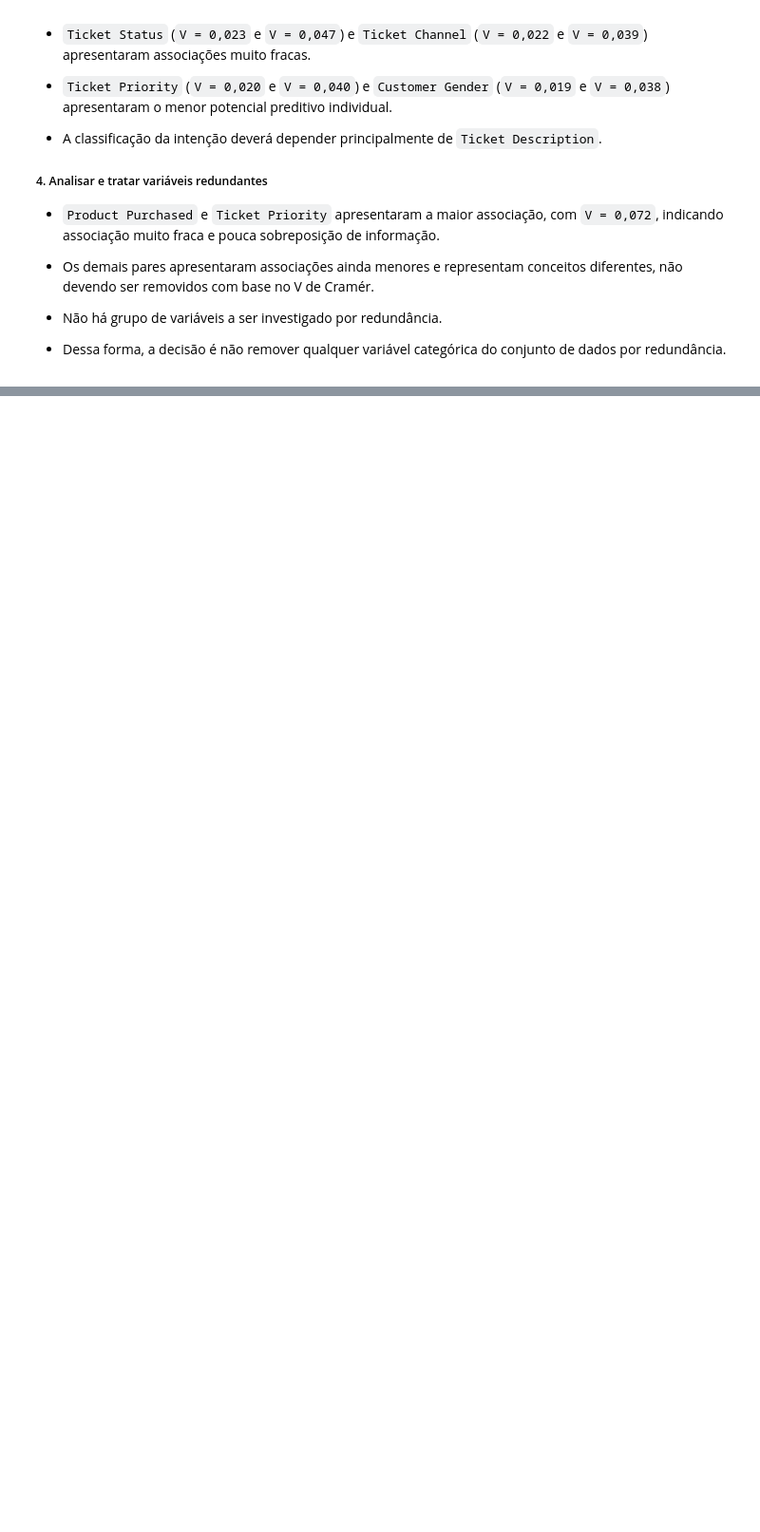
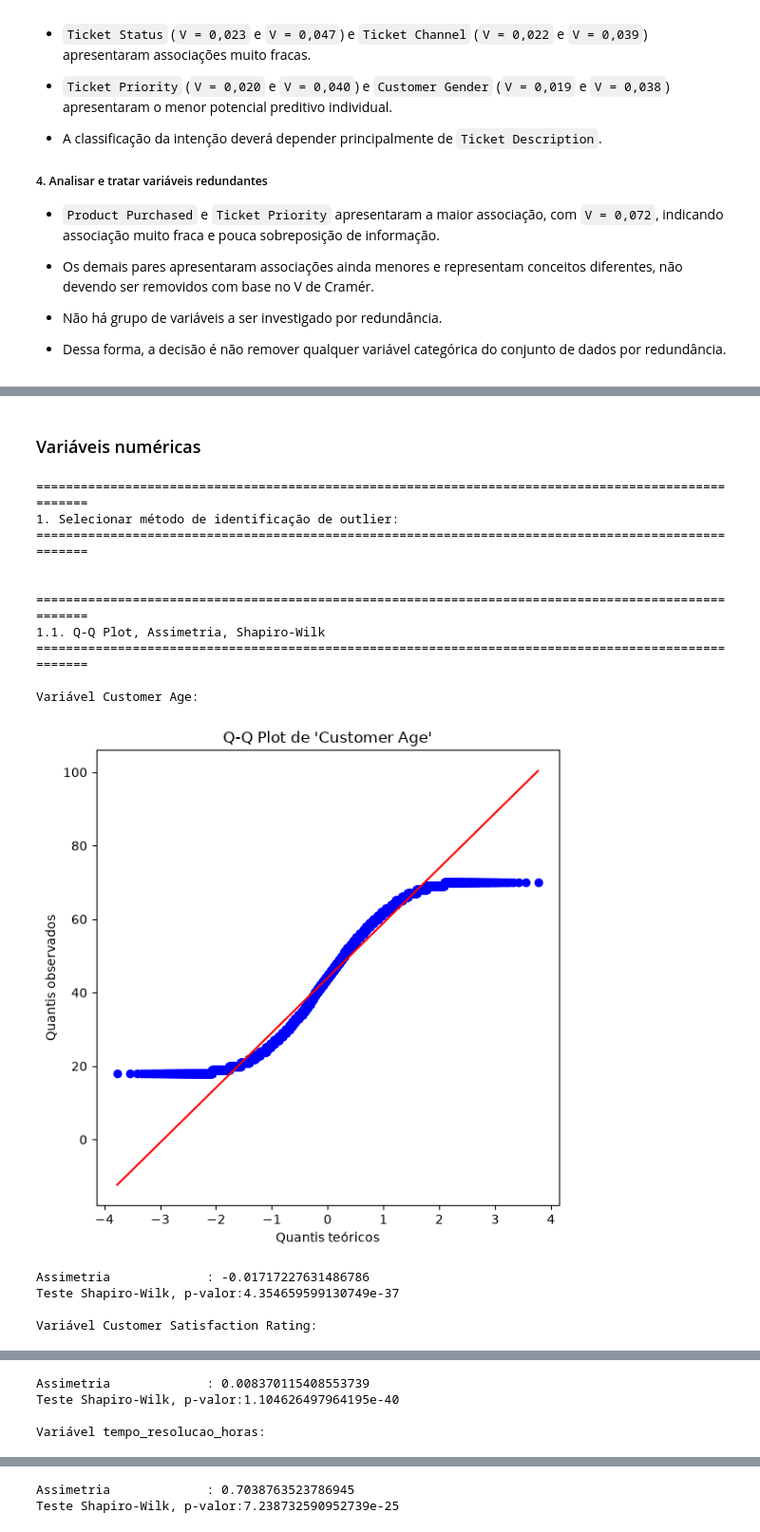
Before and after one commit to Phoenix7290/Caua-Guilherme-Gustavo-Marcos, a Jupyter notebook: eda/eda.ipynb, the cells around one changed output, grey strips where cells are left out. Shown at 95% size. Cells and saved outputs as stored; diff of their text form; code cells hidden in the pictures; blank space fills up the shorter version.

Commit message:
Outliers numérica

```diff
--- a/eda/eda.ipynb
+++ b/eda/eda.ipynb
@@ -1212,0 +1216,71 @@ Tabela de contingência:
+# %% [markdown]
+### Variáveis numéricas
+# %%
+colunas_numericas = [
+    "Customer Age",
+    "Customer Satisfaction Rating",
+    "tempo_resolucao_horas"
+]
+
+alpha = 0.05
+tamanho_maximo_shapiro = 5000
+
+variaveis_normais = []
+variaveis_nao_normais = []
+resultados_normalidade = {}
+
+print_formatado("1. Selecionar método de identificação de outlier:")
+
+print_formatado("1.1. Q-Q Plot, Assimetria, Shapiro-Wilk")
+for coluna in colunas_numericas:
+
+    print(f"\nVariável {coluna}:")
+    dados = df[coluna].dropna()
+    plt.figure(figsize=(6, 6))
+
+    stats.probplot(
+        dados,
+        dist="norm",
+        plot=plt
+    )
+
+    plt.title(f"Q-Q Plot de '{coluna}'")
+    plt.xlabel("Quantis teóricos")
+    plt.ylabel("Quantis observados")
+    plt.tight_layout()
+    plt.show()
+
+    assimetria = stats.skew(dados, bias=False, nan_policy="omit")
+    print(f"Assimetria             : {assimetria}")
+
+    # ---------------------------------------------------------
+    # Teste de Shapiro-Wilk
+    # ---------------------------------------------------------
+    # Para amostras grandes, são selecionadas no máximo
+    # 5.000 observações, pois o teste é muito sensível.
+    if len(dados) > tamanho_maximo_shapiro:
+        dados_teste = dados.sample(
+            n=tamanho_maximo_shapiro,
+            random_state=1
+        )
+    else:
+        dados_teste = dados
+
+    estatistica_w, p_valor = stats.shapiro(dados_teste)
+    print(f"Teste Shapiro-Wilk, p-valor:{p_valor}")
+# %% [output]
+====================================================================================================
+1. Selecionar método de identificação de outlier:
+====================================================================================================
+
+
+====================================================================================================
+1.1. Q-Q Plot, Assimetria, Shapiro-Wilk
+====================================================================================================
+
+Variável Customer Age:
+[figure, added]
+Assimetria             : -0.01717227631486786
+Teste Shapiro-Wilk, p-valor:4.354659599130749e-37
+
+Variável Customer Satisfaction Rating:
@@ -1212,0 +1288,4 @@ Tabela de contingência:
+Assimetria             : 0.008370115408553739
+Teste Shapiro-Wilk, p-valor:1.104626497964195e-40
+
+Variável tempo_resolucao_horas:
@@ -1212,0 +1293,2 @@ Tabela de contingência:
+Assimetria             : 0.7038763523786945
+Teste Shapiro-Wilk, p-valor:7.238732590952739e-25
```
Also changed, not shown: parts of 5 cells of this notebook.
